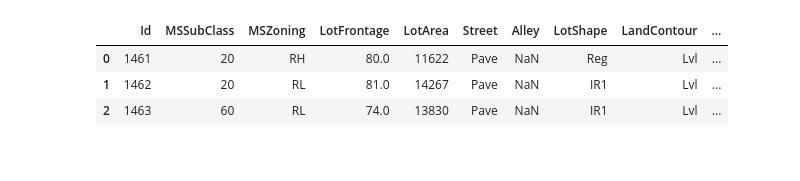
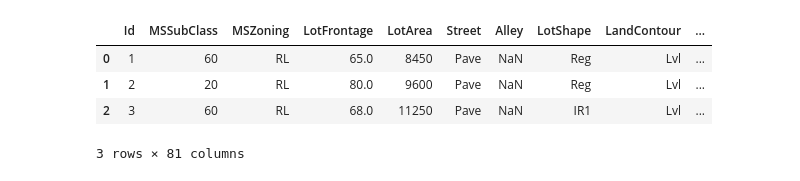
Before and after one commit to bdfd/Section6.Project02_House_Model_Exploration, a Jupyter notebook: House_Model_Prediction.ipynb, the cells around one changed output. Drawn from its saved outputs; the diff is of its cells as text; code cells hidden in the pictures.

```diff
--- a/House_Model_Prediction.ipynb
+++ b/House_Model_Prediction.ipynb
@@ -35,12 +44,13 @@
 import numpy as np
 import pandas as pd
 # %%
-path1 = 'https://github.com/bdfd/1.2_House_Model_Exploration/blob/main/Data/house_model.csv?raw=true'
+path1 = 'https://raw.githubusercontent.com/bdfd/1.2_House_Model_Exploration/main/Data/house_price.csv'
 # upload house price dataset into data frame
 df = pd.read_csv(path1)
 df.head(3)
 # %% [output]
 |  | Id | MSSubClass | MSZoning | LotFrontage | LotArea | Street | Alley | LotShape | LandContour | ... |
-| 0 | 1461 | 20 | RH | 80.0 | 11622 | Pave | NaN | Reg | Lvl | ... |
-| 1 | 1462 | 20 | RL | 81.0 | 14267 | Pave | NaN | IR1 | Lvl | ... |
-| 2 | 1463 | 60 | RL | 74.0 | 13830 | Pave | NaN | IR1 | Lvl | ... |
+| 0 | 1 | 60 | RL | 65.0 | 8450 | Pave | NaN | Reg | Lvl | ... |
+| 1 | 2 | 20 | RL | 80.0 | 9600 | Pave | NaN | Reg | Lvl | ... |
+| 2 | 3 | 60 | RL | 68.0 | 11250 | Pave | NaN | IR1 | Lvl | ... |
+3 rows × 81 columns
```
Also changed, not shown: parts of 54 cells of this notebook.
